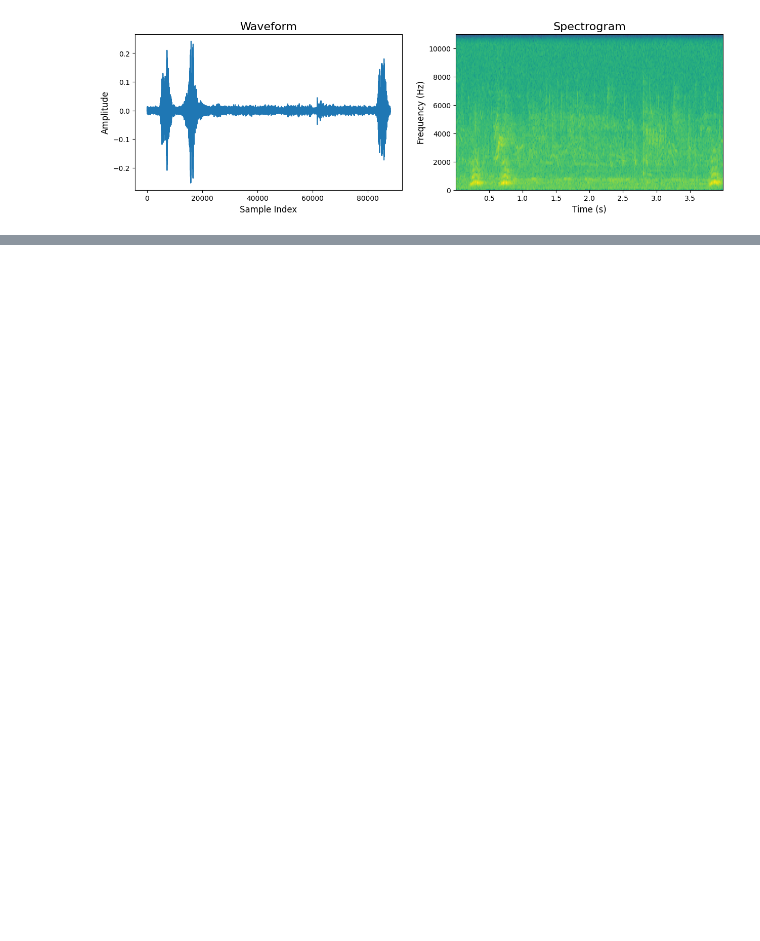
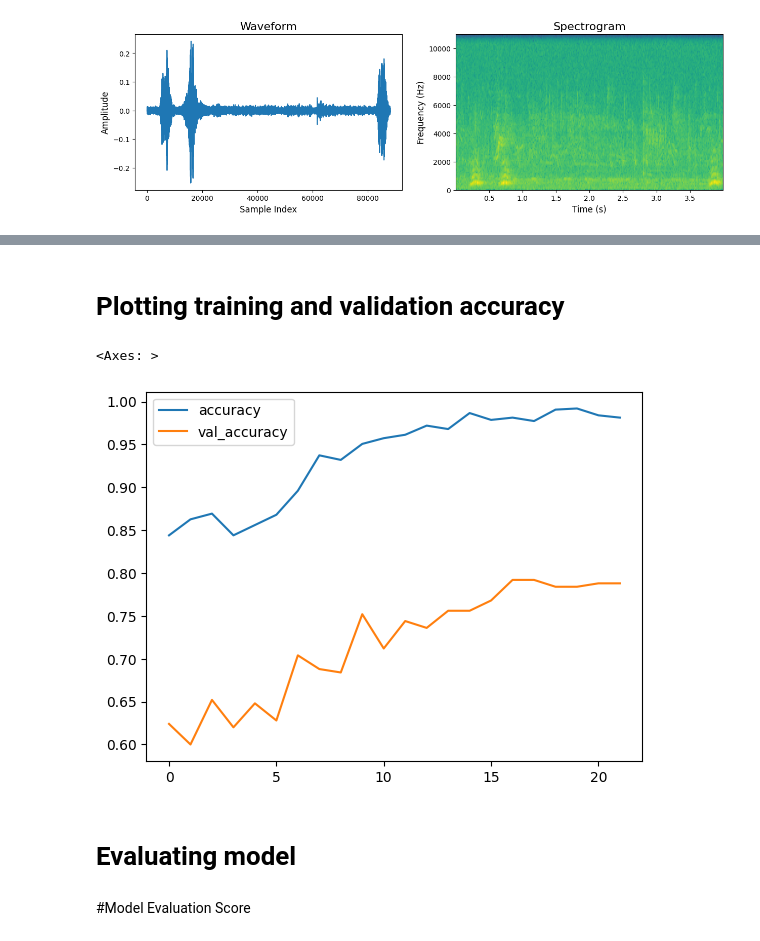
Before and after one commit to Arwan1/dog-repo, a Jupyter notebook: Dog_classification_project3.ipynb, the cells around one changed output, grey strips where cells are left out. Cells and saved outputs as stored; diff of their text form; code cells hidden in the pictures; blank space fills up the shorter version.

```diff
--- a/Dog_classification_project3.ipynb
+++ b/Dog_classification_project3.ipynb
@@ -221,0 +535,12 @@ Class : dog_emotion_frustration
+# %% [markdown]
+# Plotting training and validation accuracy
+# %%
+# Plotting training and validation accuracy
+historyDf.loc[:, ['accuracy', 'val_accuracy']].plot()
+# %% [output]
+<Axes: >
+[figure, added]
+# %% [markdown]
+# Evaluating model
+# %% [markdown]
+#Model Evaluation Score
```
Also changed, not shown: parts of 35 cells of this notebook.
